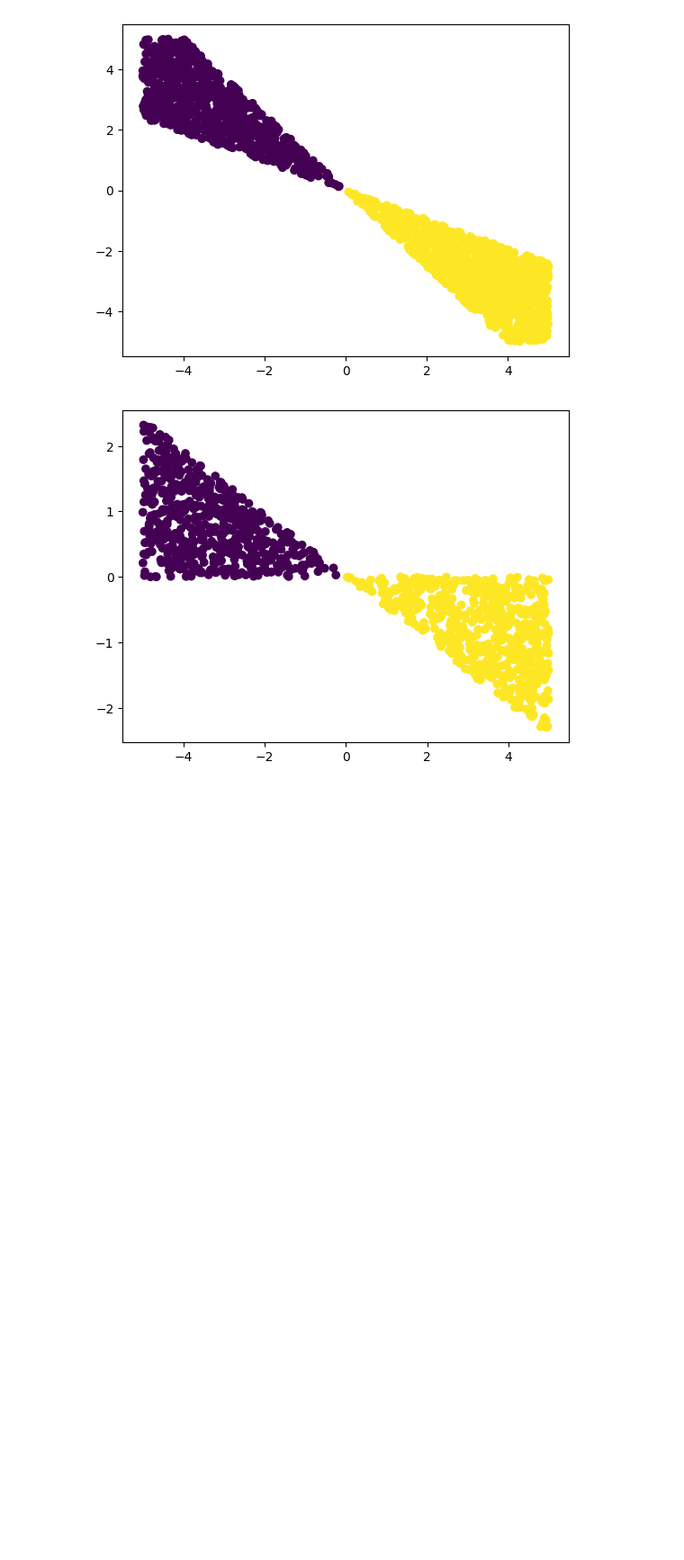
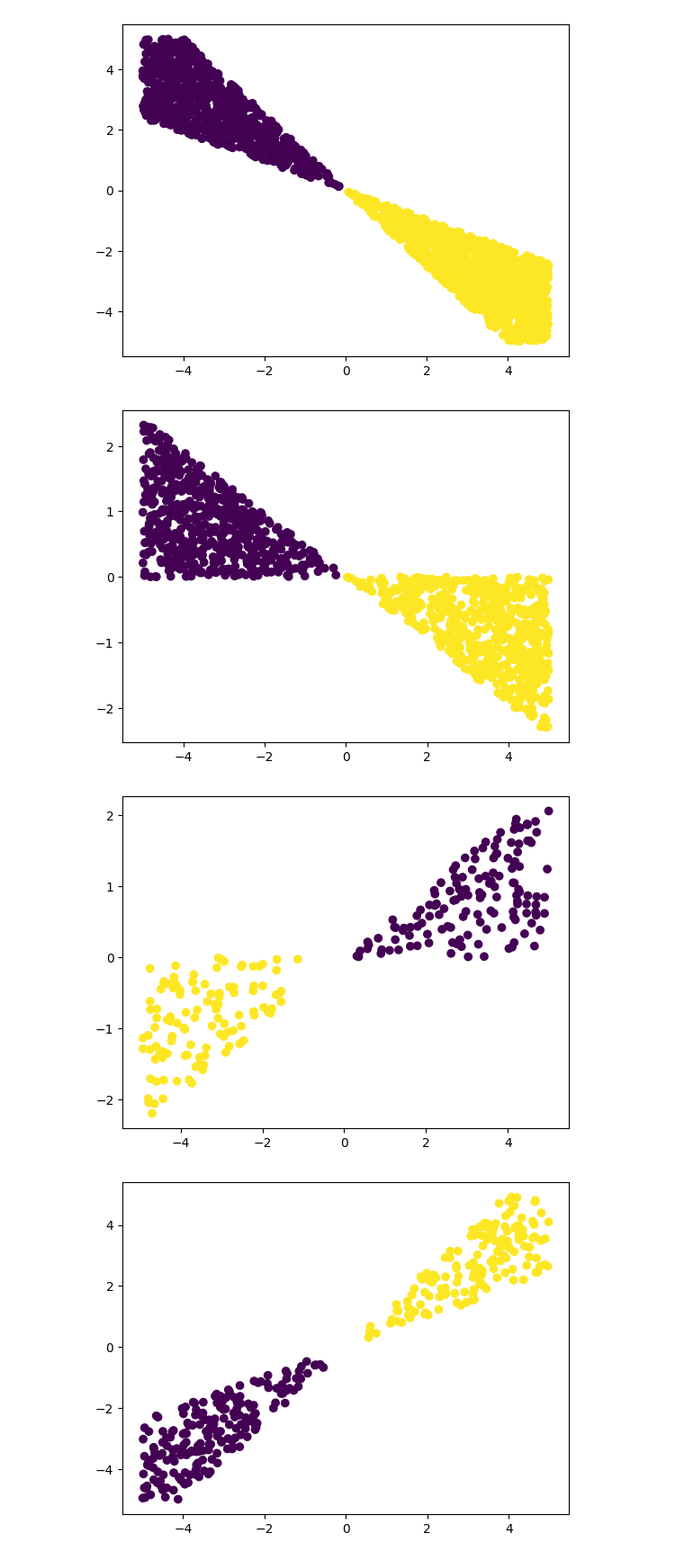
Before and after one commit to dariofenoglio98/CF_FL, a Jupyter notebook: data/synth_dataset.ipynb, the cells around one changed output. Shown at 90% size. Drawn from its saved outputs; the diff is of its cells as text; code cells hidden in the pictures; blank space fills up the shorter version.

```diff
--- a/data/synth_dataset.ipynb
+++ b/data/synth_dataset.ipynb
@@ -55,7 +67,9 @@ def divide_space(data, n):
     filter = client_dict[n-1]['x'][:, 1] > y_div*client_dict[n-1]['x'][:, 0]
     client_dict[n-1]['y'][filter] = 1
     return client_dict
+
 data_dict = divide_space(data, 7)
+data_test_dict = divide_space(data_test, 7)
 # %% [output]
 0 0.0 0.4815746188075286
 1 0.4815746188075286 1.2539603376627035
@@ -76,3 +96,10 @@ for key in data_dict:
 [figure]
 [figure]
 [figure]
+# %%
+for key in data_test_dict:
+    plt.scatter(data_test_dict[key]['x'][:, 0], data_test_dict[key]['x'][:, 1], c=data_test_dict[key]['y'])
+    plt.show()
+# %% [output]
+[figure, added]
+[figure, added]
```
Also changed, not shown: parts of 6 cells of this notebook, 5 other files.
